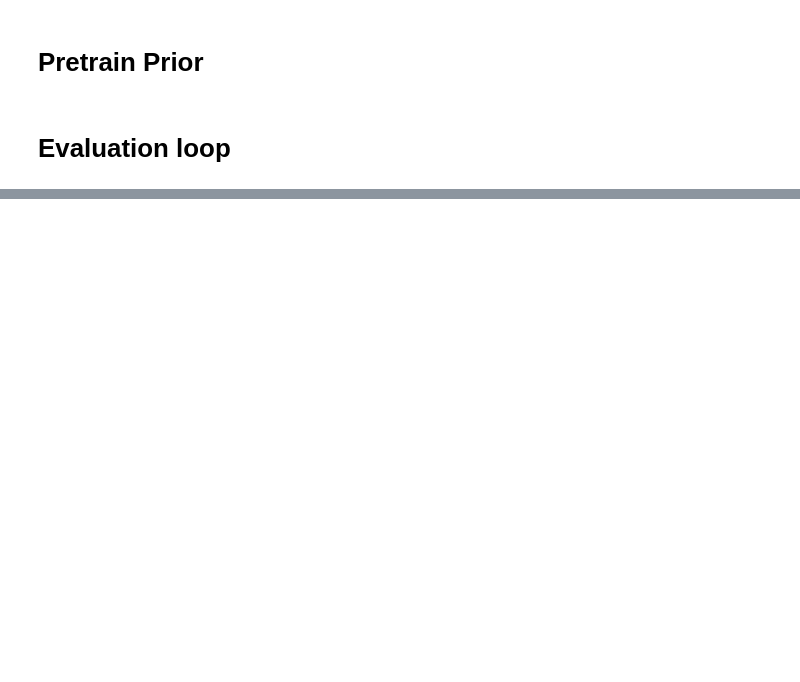
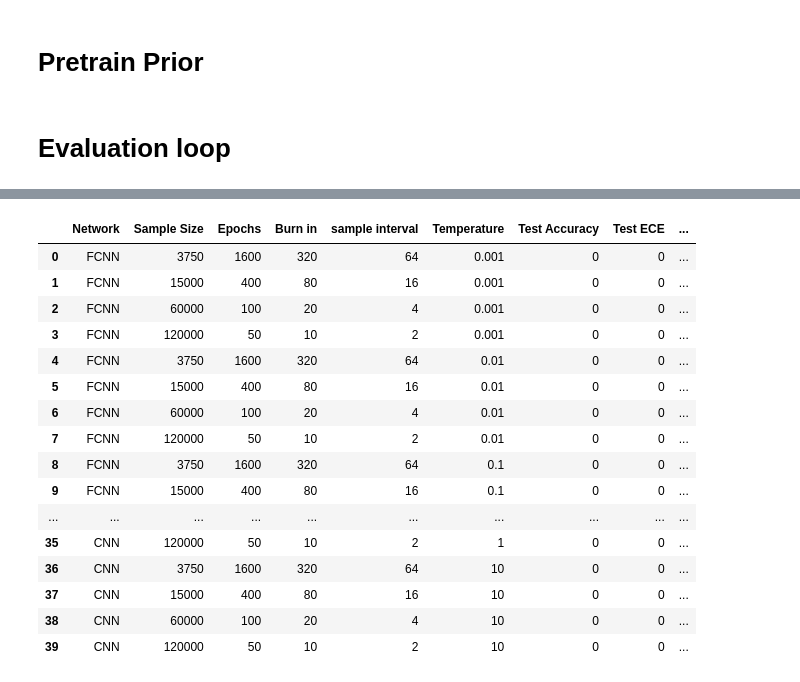
Before and after one commit to damjan7/deep_learning_project, a Jupyter notebook: BNN_application.ipynb, the cells around one changed output, grey strips where cells are left out. Drawn from its saved outputs; the diff is of its cells as text; code cells hidden in the pictures; blank space fills up the shorter version.

```diff
--- a/BNN_application.ipynb
+++ b/BNN_application.ipynb
@@ -53,7 +50,7 @@ Test data size:  10000
 prior = Isotropic_Gaussian()
 lol = BNN_MCMC(
     train_data,
-    network = FullyConnectedNN(),
+    network = ConvolutionalNN(),
     prior=prior,
     num_epochs = 30,
     max_size = 15,
@@ -254,0 +260,41 @@ test_data[:][0].clone().detach()
+# %%
+# Set the prior
+prior = Isotropic_Gaussian()
+# %%
+# set a seed for reproducibility
+torch.manual_seed(0)
+
+# network list
+networks = {"FCNN": FullyConnectedNN(),
+          "CNN": ConvolutionalNN()}
+
+# Temperature list
+Temperatures = [0.001, 0.01, 0.1, 1, 10]
+
+# sample size list
+sample_sizes = [3750, 15000, 60000, 120000]
+
+# preallocate pandas dataframe for results
+results = pd.DataFrame(columns = [
+    "Network",
+    "Sample Size",
+    "Epochs",
+    "Burn in",
+    "sample interval",
+    "Temperature",
+    "Test Accuracy",
+    "Test ECE",
+    "Test AUROC"],
+    index = range(len(networks)*len(Temperatures)*len(sample_sizes)))
+
+
+#create a dict for the different parameter values
+base_epoch, base_burn_in, base_sample_interval, base_samplesize = 50, 10, 2, sample_sizes[-1]
+args_dict = [(sample_size, (base_epoch*base_samplesize/sample_size, base_burn_in*base_samplesize/sample_size, base_sample_interval*base_samplesize/sample_size )) for sample_size in sample_sizes]
+args_dict = dict(args_dict)
+# %%
+args_dict
+networks.keys()
+
+for net in networks.keys():
+    print(net)
@@ -254,0 +362,20 @@ test_data[:][0].clone().detach()
+# %%
+results
+# %% [output]
+|  | Network | Sample Size | Epochs | Burn in | sample interval | Temperature | Test Accuracy | Test ECE | ... |
+| 0 | FCNN | 3750 | 1600 | 320 | 64 | 0.001 | 0 | 0 | ... |
+| 1 | FCNN | 15000 | 400 | 80 | 16 | 0.001 | 0 | 0 | ... |
+| 2 | FCNN | 60000 | 100 | 20 | 4 | 0.001 | 0 | 0 | ... |
+| 3 | FCNN | 120000 | 50 | 10 | 2 | 0.001 | 0 | 0 | ... |
+| 4 | FCNN | 3750 | 1600 | 320 | 64 | 0.01 | 0 | 0 | ... |
+| 5 | FCNN | 15000 | 400 | 80 | 16 | 0.01 | 0 | 0 | ... |
+| 6 | FCNN | 60000 | 100 | 20 | 4 | 0.01 | 0 | 0 | ... |
+| 7 | FCNN | 120000 | 50 | 10 | 2 | 0.01 | 0 | 0 | ... |
+| 8 | FCNN | 3750 | 1600 | 320 | 64 | 0.1 | 0 | 0 | ... |
+| 9 | FCNN | 15000 | 400 | 80 | 16 | 0.1 | 0 | 0 | ... |
+| ... | ... | ... | ... | ... | ... | ... | ... | ... | ... |
+| 35 | CNN | 120000 | 50 | 10 | 2 | 1 | 0 | 0 | ... |
+| 36 | CNN | 3750 | 1600 | 320 | 64 | 10 | 0 | 0 | ... |
+| 37 | CNN | 15000 | 400 | 80 | 16 | 10 | 0 | 0 | ... |
+| 38 | CNN | 60000 | 100 | 20 | 4 | 10 | 0 | 0 | ... |
+| 39 | CNN | 120000 | 50 | 10 | 2 | 10 | 0 | 0 | ... |
```
Also changed, not shown: parts of 11 cells of this notebook, 5 other files.
